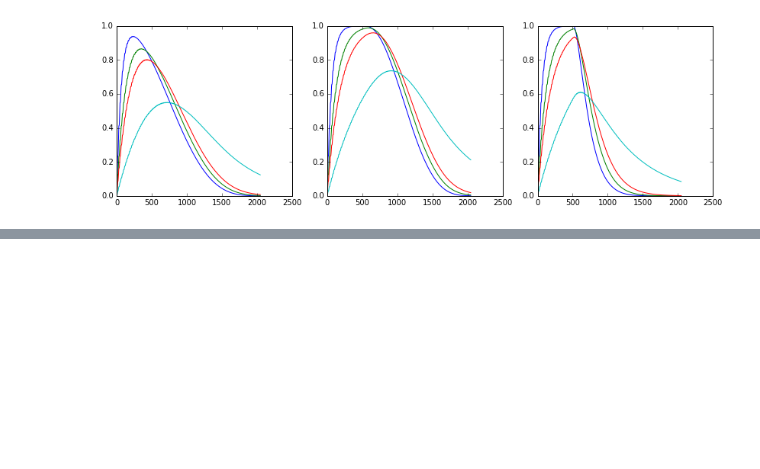
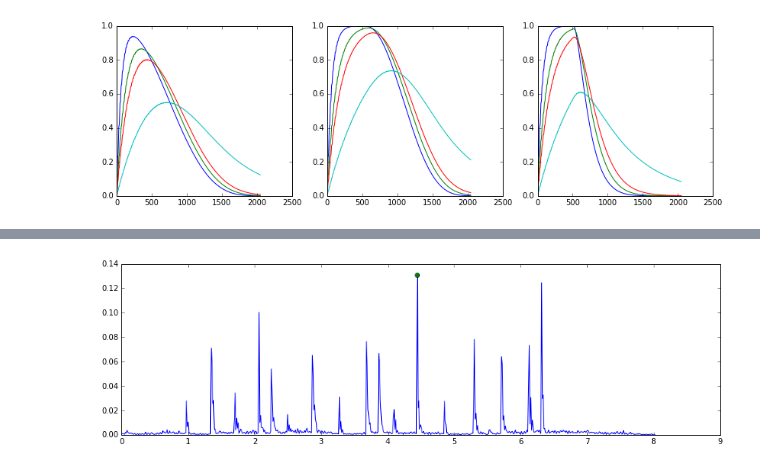
Before and after one commit to worldmaker18349276/K-AIKO, a Jupyter notebook: realtime_analysis.ipynb, the cells around one changed output, grey strips where cells are left out. Cells and saved outputs as stored; diff of their text form; code cells hidden in the pictures; blank space fills up the shorter version.

```diff
--- a/realtime_analysis.ipynb
+++ b/realtime_analysis.ipynb
@@ -182,32 +195,28 @@ def pulse(freq, thalf, t0=0):
     pulse0[t<0] = 0
     return pulse0
 
-# def Afilter(signal):
-#     return np.fft.irfft(ra.get_A_weight(RATE, WIN_LENGTH)**0.5 * np.fft.rfft(signal))
-
 t_win = np.linspace(0, WIN_LENGTH/RATE, WIN_LENGTH)
 f_win = np.linspace(0, RATE/2, WIN_LENGTH//2+1)
 pulse0 = pulse(1319, 0.00130, (WIN_LENGTH - HOP_LENGTH)/RATE)
-pulse0A = np.fft.irfft(ra.get_A_weight(RATE, WIN_LENGTH)**0.5 * np.fft.rfft(pulse0))
+pulse0A = ra.filter(pulse0, ra.get_A_weight(RATE, WIN_LENGTH)**0.5)
 print((pulse0A**2).sum() / (pulse0**2).sum())
 plt.plot(t_win, pulse0**2)
 plt.plot(t_win, pulse0A**2)
 plt.show()
-plt.plot(f_win, np.abs(np.fft.rfft(pulse0))**2 * 2/WIN_LENGTH/RATE)
-plt.plot(f_win, np.abs(np.fft.rfft(pulse0A))**2 * 2/WIN_LENGTH/RATE)
+plt.plot(f_win, ra.power_spectrum(RATE, WIN_LENGTH, False, False).send(pulse0))
+plt.plot(f_win, ra.power_spectrum(RATE, WIN_LENGTH, False, False).send(pulse0A))
 plt.xlim((0, 3000))
 plt.show()
 
 def analyze_pulse(pulse):
     weight = ra.get_A_weight(RATE, WIN_LENGTH)
-    J = np.abs(np.fft.rfft(pulse))**2 * (2/WIN_LENGTH/RATE)
-    f = np.arange(WIN_LENGTH//2+1) * (RATE/WIN_LENGTH)
+    J = ra.power_spectrum(RATE, WIN_LENGTH, False, False).send(pulse)
+    f = np.linspace(0, RATE/2, WIN_LENGTH//2+1)
     E0 = (weight * J).sum()
     freq = (weight * J * f).sum() / E0
     # thalf = E0 * np.log(2) * 2
     return freq, E0
 
-# analyze_pulse(block)
 analyze_pulse(pulse0)
 # %% [output]
 1.138662838632788
@@ -307,0 +272,76 @@ print(analyze_pulse(max_block))
+# %%
+dt = 1/RATE
+Dt = HOP_LENGTH/RATE
+df = RATE/WIN_LENGTH
+window = halfhann_window
+print("frame resolution:", Dt)
+print("frequency resolution:", df)
+
+PRE_MAX = int(0.03 / Dt)
+POST_MAX = int(0.03 / Dt)
+PRE_AVG = int(0.03 / Dt)
+POST_AVG = int(0.03 / Dt)
+WAIT = int(0.03 / Dt)
+DELTA = 1.2e-04 # 20 * noise_onset_power
+
+power = []
+power2 = []
+envelope = []
+onset = []
+peak_node = ra.pick_peak(pre_max=PRE_MAX, post_max=POST_MAX,
+                         pre_avg=PRE_AVG, post_avg=POST_AVG,
+                         wait=WAIT, delta=DELTA)
+power_node = ra.pipe(ra.slice(x, HOP_LENGTH),
+                     ra.branch((lambda x: (x**2).mean()), power.append),
+                     ra.frame(WIN_LENGTH, HOP_LENGTH),
+                     ra.power_spectrum(RATE, WIN_LENGTH, windowing=window, weighting=True),
+                     ra.branch((lambda x: x.sum() * df), power2.append),
+                     ra.onset_strength(df),
+                     ra.branch(envelope.append),
+                     peak_node,
+                     ra.branch(onset.append)
+                    )
+for _ in power_node:
+    pass
+
+# power
+power = np.array(power)
+max_power_index = np.argmax(power)
+t = np.arange(power.shape[0]) * Dt
+plt.plot(t, power)
+plt.plot(t[max_power_index], power[max_power_index], "o")
+plt.show()
+
+power2 = np.array(power2)
+plt.plot(t, power2)
+plt.show()
+
+# envelope and onset
+envelope = np.array(envelope)
+onset = np.where(onset)[0] - peak_node.delay
+avg_threshold = scipy.ndimage.uniform_filter1d(envelope, 5) + DELTA
+plt.plot(t, envelope)
+plt.plot(t, avg_threshold)
+plt.plot(t[onset], envelope[onset], "o", zorder=3)
+plt.show()
+
+# waveform
+max_block = x[max_power_index*HOP_LENGTH+HOP_LENGTH-WIN_LENGTH:max_power_index*HOP_LENGTH+HOP_LENGTH]
+max_blockA = ra.filter(max_block, ra.get_A_weight(RATE, WIN_LENGTH)**0.5)
+plt.subplot(131)
+plt.plot(t_win, max_block)
+plt.plot(t_win, max_blockA)
+plt.plot(t_win, window)
+
+plt.subplot(132)
+plt.plot(f_win, ra.power_spectrum(RATE, WIN_LENGTH, False, False).send(max_block))
+plt.plot(f_win, ra.power_spectrum(RATE, WIN_LENGTH, False, False).send(max_blockA))
+plt.xlim((0, 3000))
+
+plt.subplot(133)
+plt.plot(power[max_power_index-5:max_power_index+5] * HOP_LENGTH * dt)
+plt.plot(power2[max_power_index-5:max_power_index+5] * WIN_LENGTH * dt)
+plt.show()
+
+print("pulse.freq, pulse.energy:", analyze_pulse(max_block))
+# %% [output]
@@ -307,0 +350 @@ print(analyze_pulse(max_block))
+[figure, added]
```
Also changed, not shown: parts of 42 cells of this notebook, 2 other files.
